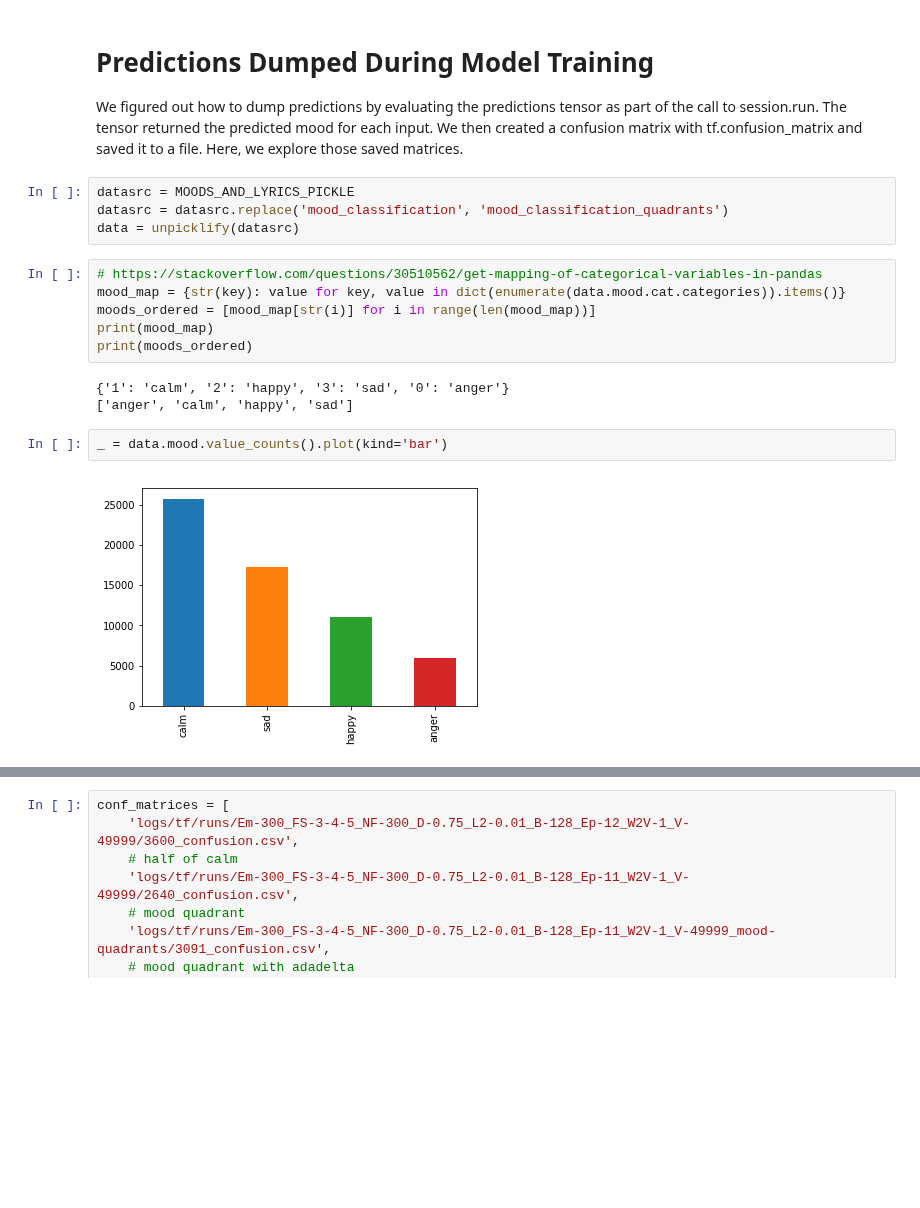
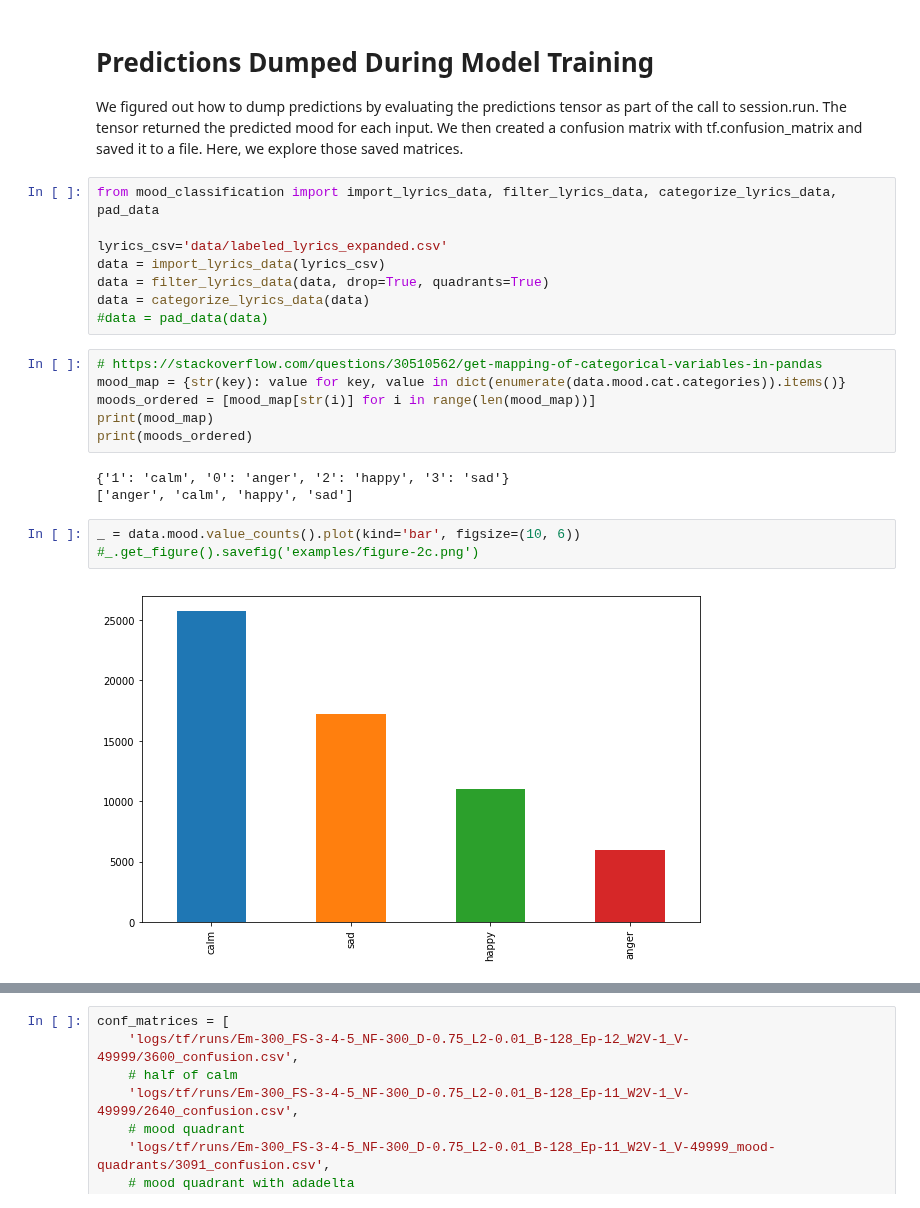
Before and after one commit to workmanjack/lyric-mood-classification, a Jupyter notebook: visualizations.ipynb, the cells around one changed output, grey strips where cells are left out. Drawn from its saved outputs; the diff is of its cells as text; blank space fills up the shorter version.

```diff
--- a/visualizations.ipynb
+++ b/visualizations.ipynb
@@ -61,10 +62,14 @@ my_plot = waterfall_chart.plot(
 # Predictions Dumped During Model Training
 
 We figured out how to dump predictions by evaluating the predictions tensor as part of the call to session.run. The tensor returned the predicted mood for each input. We then created a confusion matrix with tf.confusion_matrix and saved it to a file. Here, we explore those saved matrices.
-# %%
-datasrc = MOODS_AND_LYRICS_PICKLE
-datasrc = datasrc.replace('mood_classification', 'mood_classification_quadrants')
-data = unpicklify(datasrc)
+# %%
+from mood_classification import import_lyrics_data, filter_lyrics_data, categorize_lyrics_data, pad_data
+
+lyrics_csv='data/labeled_lyrics_expanded.csv'
+data = import_lyrics_data(lyrics_csv)
+data = filter_lyrics_data(data, drop=True, quadrants=True)
+data = categorize_lyrics_data(data)
+#data = pad_data(data)
 # %%
 # https://stackoverflow.com/questions/30510562/get-mapping-of-categorical-variables-in-pandas
 mood_map = {str(key): value for key, value in dict(enumerate(data.mood.cat.categories)).items()}
@@ -72,12 +77,13 @@ moods_ordered = [mood_map[str(i)] for i in range(len(mood_map))]
 print(mood_map)
 print(moods_ordered)
 # %% [output]
-{'1': 'calm', '2': 'happy', '3': 'sad', '0': 'anger'}
+{'1': 'calm', '0': 'anger', '2': 'happy', '3': 'sad'}
 ['anger', 'calm', 'happy', 'sad']
 # %%
-_ = data.mood.value_counts().plot(kind='bar')
+_ = data.mood.value_counts().plot(kind='bar', figsize=(10, 6))
+#_.get_figure().savefig('examples/figure-2c.png')
 # %% [output]
-[figure, old version]
+[figure, new version]
 # %%
 # https://stackoverflow.com/questions/35572000/how-can-i-plot-a-confusion-matrix
 #for conf_csv in conf_matrices:
```
Also changed, not shown: parts of 4 cells of this notebook, 8 other files.
